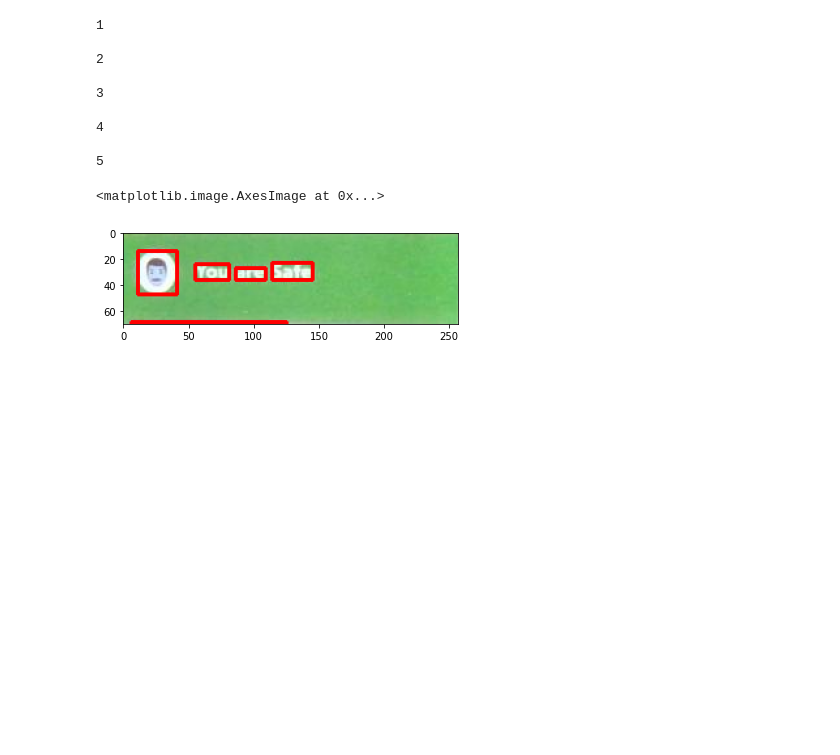
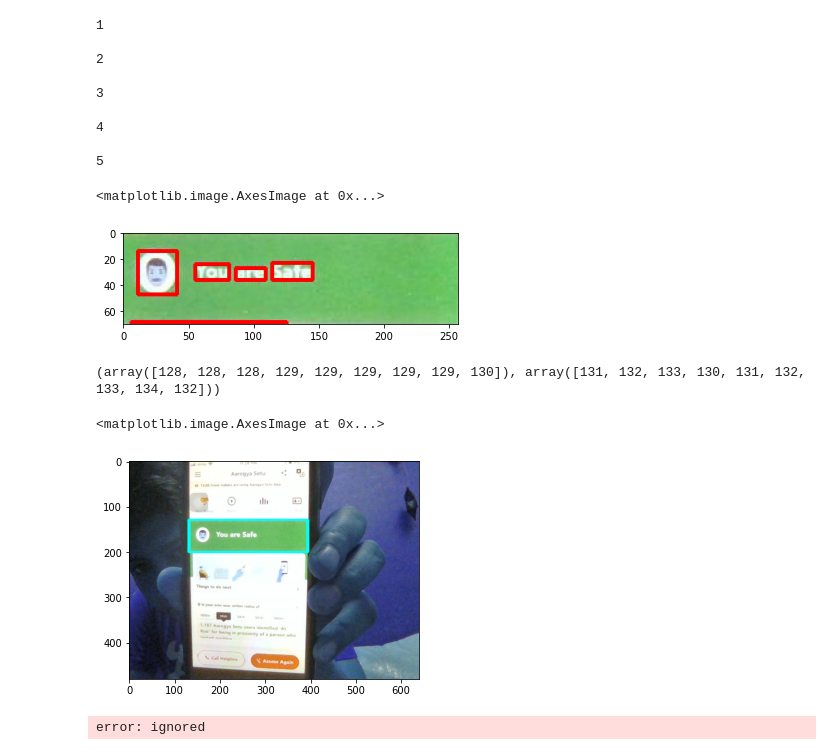
Before and after one commit to ajayks1974/learn_tools_tech, a Jupyter notebook: cv/ocr.ipynb, the cells around one changed output. Drawn from its saved outputs; the diff is of its cells as text; code cells hidden in the pictures; blank space fills up the shorter version.

```diff
--- a/cv/ocr.ipynb
+++ b/cv/ocr.ipynb
@@ -148,3 +148,56 @@ plt.imshow(im2)
 # %% [output]
 <matplotlib.image.AxesImage at 0x...>
 [figure]
+# %%
+#Template Matching based Method
+import numpy as np
+import cv2
+# Read the main image
+img_rgb = cv2.imread('asetu3.jpg')
+# Convert it to grayscale
+img_gray = cv2.cvtColor(img_rgb, cv2.COLOR_BGR2GRAY)
+# Read the template
+template = cv2.imread('asetu5.jpg',0)
+# Store width and height of template in w and h
+w, h = template.shape[::-1]
+# Perform match operations.
+res = cv2.matchTemplate(img_gray,template,cv2.TM_CCOEFF_NORMED)
+#res = cv2.matchTemplate(img_gray,template,cv2.TM_SQDIFF)
+# Specify a threshold
+threshold = 0.8
+# Store the coordinates of matched area in a numpy array
+loc = np.where( res >= threshold)
+print(loc)
+# Draw a rectangle around the matched region.
+for pt in zip(*loc[::-1]):
+    cv2.rectangle(img_rgb, pt, (pt[0] + w, pt[1] + h), (0,255,255), 2)
+# Show the final image with the matched area.
+plt.imshow(img_rgb)
+# %% [output]
+(array([128, 128, 128, 129, 129, 129, 129, 129, 130]), array([131, 132, 133, 130, 131, 132, 133, 134, 132]))
+<matplotlib.image.AxesImage at 0x...>
+[figure, added]
+# %%
+# read images
+img1 = cv2.imread('asetu5.jpg')
+img2 = cv2.imread('asetu3.jpg')
+
+img1 = cv2.cvtColor(img1, cv2.COLOR_BGR2GRAY)
+img2 = cv2.cvtColor(img2, cv2.COLOR_BGR2GRAY)
+
+#sift
+sift = cv2.xfeatures2d.SIFT_create()
+
+keypoints_1, descriptors_1 = sift.detectAndCompute(img1,None)
+keypoints_2, descriptors_2 = sift.detectAndCompute(img2,None)
+
+#feature matching
+bf = cv2.BFMatcher(cv2.NORM_L1, crossCheck=True)
+
+matches = bf.match(descriptors_1,descriptors_2)
+matches = sorted(matches, key = lambda x:x.distance)
+
+img3 = cv2.drawMatches(img1, keypoints_1, img2, keypoints_2, matches[:50], img2, flags=2)
+plt.imshow(img3),plt.show()
+# %% [output]
+error: ignored
```
